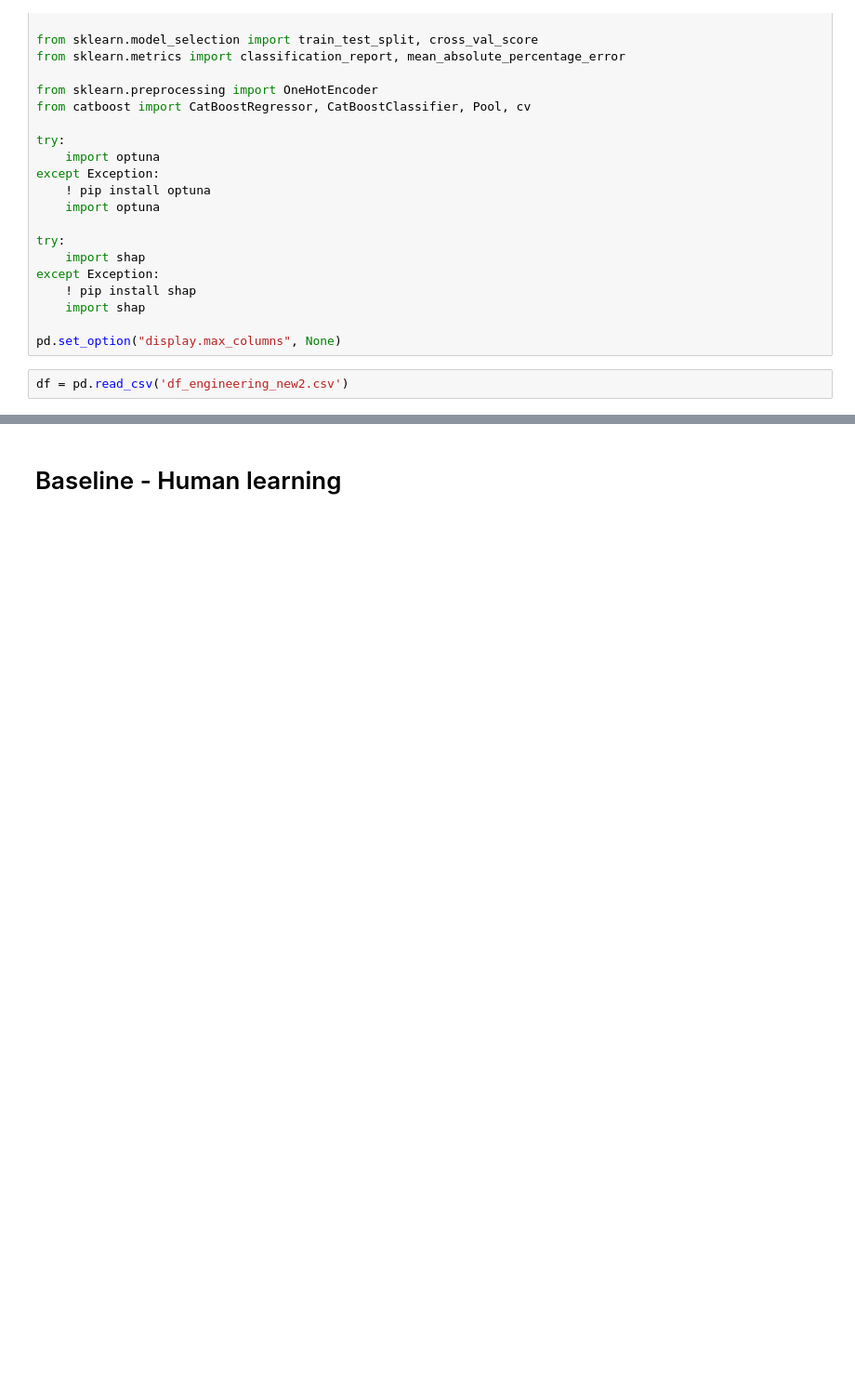
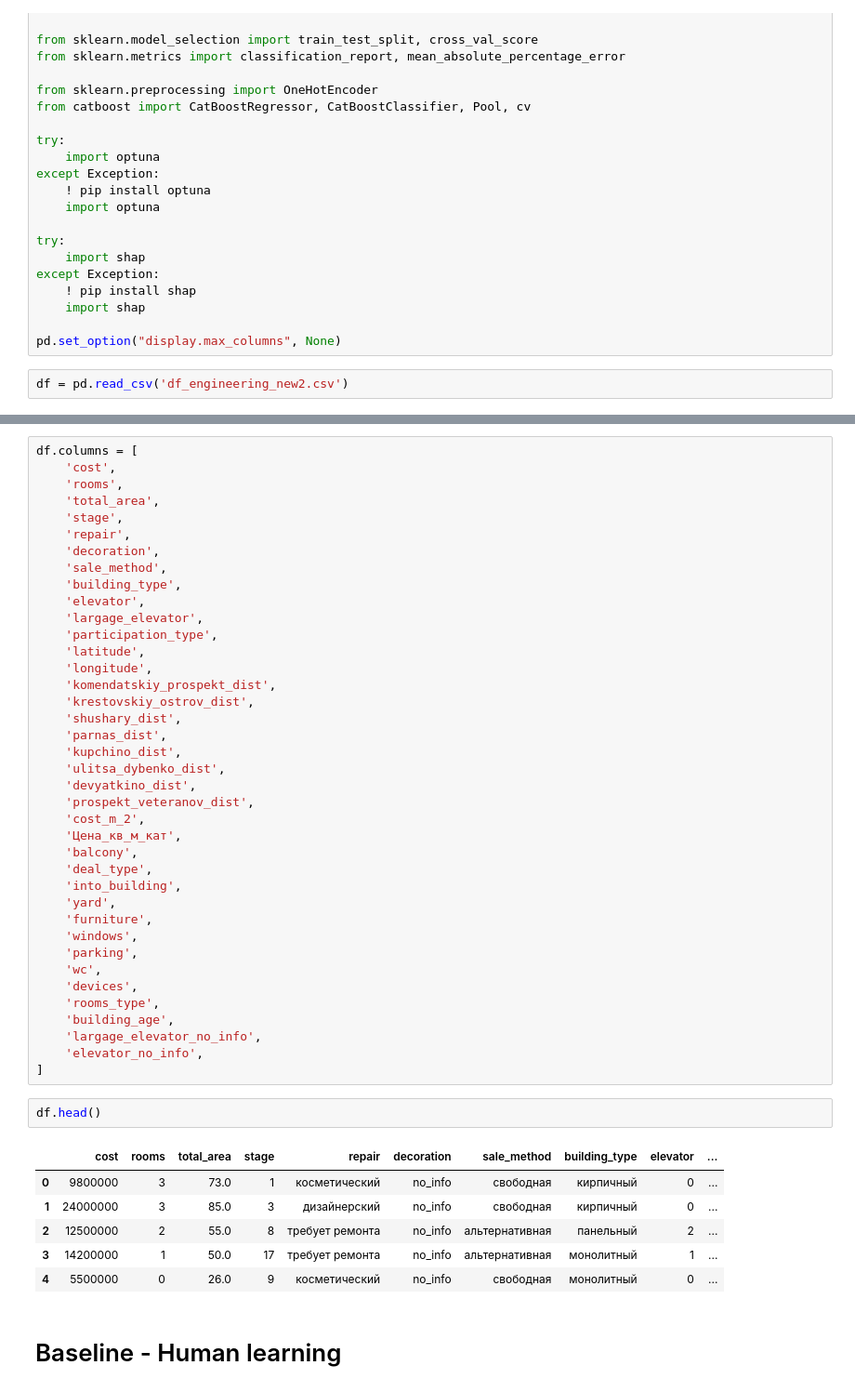
Before and after one commit to NeKonnnn/PetProject-price-real-estate-in-St.-Petersburg, a Jupyter notebook: notebooks/3. Modeling.ipynb, the cells around one changed output, grey strips where cells are left out. Shown at 93% size. Saved outputs shown, nothing was run; the diff lists cells and outputs as text; blank space fills up the shorter version.

```diff
--- a/notebooks/3. Modeling.ipynb
+++ b/notebooks/3. Modeling.ipynb
@@ -33,3 +42,51 @@ df = pd.read_csv('df_engineering_new2.csv')
+# %%
+df.columns = [
+    'cost',
+    'rooms',
+    'total_area',
+    'stage',
+    'repair',
+    'decoration',
+    'sale_method',
+    'building_type',
+    'elevator',
+    'largage_elevator',
+    'participation_type',
+    'latitude',
+    'longitude',
+    'komendatskiy_prospekt_dist',
+    'krestovskiy_ostrov_dist',
+    'shushary_dist',
+    'parnas_dist',
+    'kupchino_dist',
+    'ulitsa_dybenko_dist',
+    'devyatkino_dist',
+    'prospekt_veteranov_dist',
+    'cost_m_2',
+    'Цена_кв_м_кат',
+    'balcony',
+    'deal_type',
+    'into_building',
+    'yard',
+    'furniture',
+    'windows',
+    'parking',
+    'wc',
+    'devices',
+    'rooms_type',
+    'building_age',
+    'largage_elevator_no_info',
+    'elevator_no_info',
+]
+# %%
+df.head()
+# %% [output]
+|  | cost | rooms | total_area | stage | repair | decoration | sale_method | building_type | elevator | ... |
+| 0 | 9800000 | 3 | 73.0 | 1 | косметический | no_info | свободная | кирпичный | 0 | ... |
+| 1 | 24000000 | 3 | 85.0 | 3 | дизайнерский | no_info | свободная | кирпичный | 0 | ... |
+| 2 | 12500000 | 2 | 55.0 | 8 | требует ремонта | no_info | альтернативная | панельный | 2 | ... |
+| 3 | 14200000 | 1 | 50.0 | 17 | требует ремонта | no_info | альтернативная | монолитный | 1 | ... |
+| 4 | 5500000 | 0 | 26.0 | 9 | косметический | no_info | свободная | монолитный | 0 | ... |
 # %% [markdown]
 # Baseline - Human learning
 # %% [markdown]
```
Also changed, not shown: parts of 21 cells of this notebook, 2 other files.
